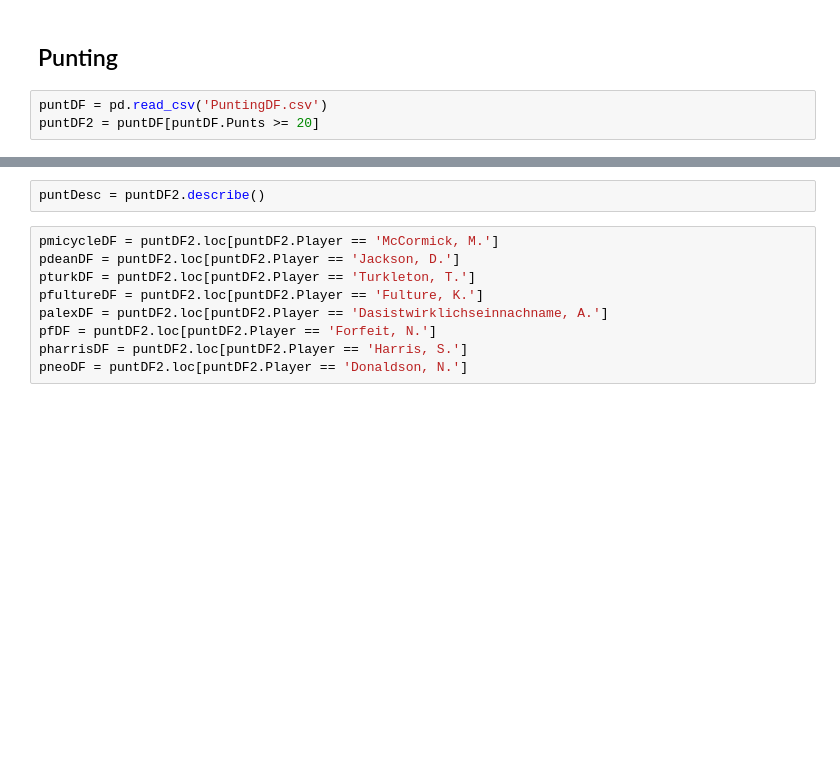
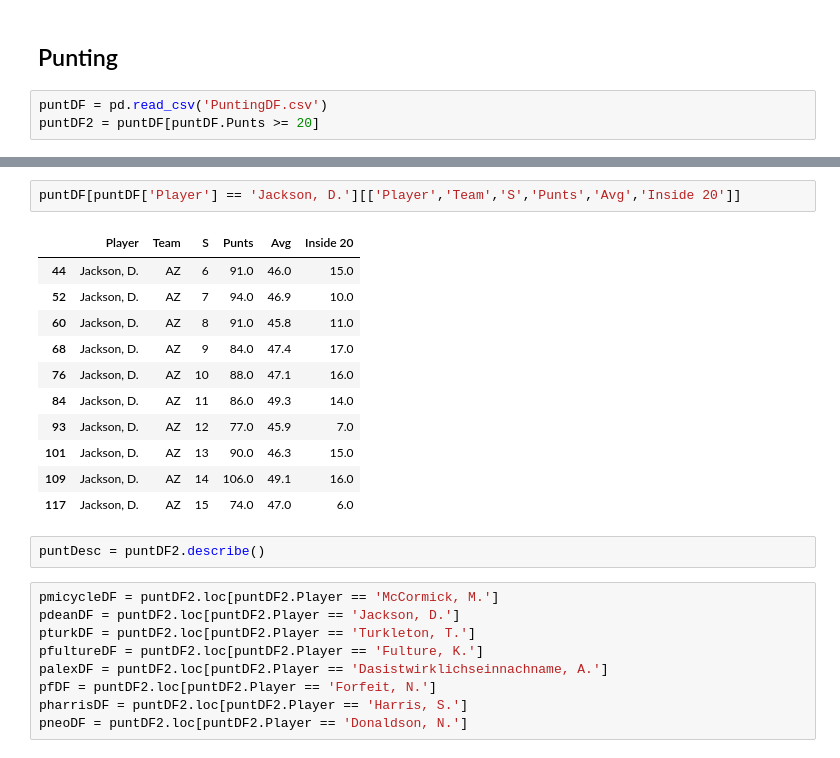
Before and after one commit to infinitempg/kicker-correlations, a Jupyter notebook: micycle.ipynb, the cells around one changed output, grey strips where cells are left out. Cells and saved outputs as stored; diff of their text form; blank space fills up the shorter version.

```diff
--- a/micycle.ipynb
+++ b/micycle.ipynb
@@ -110,3 +163,17 @@ puntDF2 = puntDF[puntDF.Punts >= 20]
+# %%
+puntDF[puntDF['Player'] == 'Jackson, D.'][['Player','Team','S','Punts','Avg','Inside 20']]
+# %% [output]
+|  | Player | Team | S | Punts | Avg | Inside 20 |
+| 44 | Jackson, D. | AZ | 6 | 91.0 | 46.0 | 15.0 |
+| 52 | Jackson, D. | AZ | 7 | 94.0 | 46.9 | 10.0 |
+| 60 | Jackson, D. | AZ | 8 | 91.0 | 45.8 | 11.0 |
+| 68 | Jackson, D. | AZ | 9 | 84.0 | 47.4 | 17.0 |
+| 76 | Jackson, D. | AZ | 10 | 88.0 | 47.1 | 16.0 |
+| 84 | Jackson, D. | AZ | 11 | 86.0 | 49.3 | 14.0 |
+| 93 | Jackson, D. | AZ | 12 | 77.0 | 45.9 | 7.0 |
+| 101 | Jackson, D. | AZ | 13 | 90.0 | 46.3 | 15.0 |
+| 109 | Jackson, D. | AZ | 14 | 106.0 | 49.1 | 16.0 |
+| 117 | Jackson, D. | AZ | 15 | 74.0 | 47.0 | 6.0 |
 # %%
 puntDesc = puntDF2.describe()
 # %%
```
Also changed, not shown: parts of 9 cells of this notebook, 1 other file.
